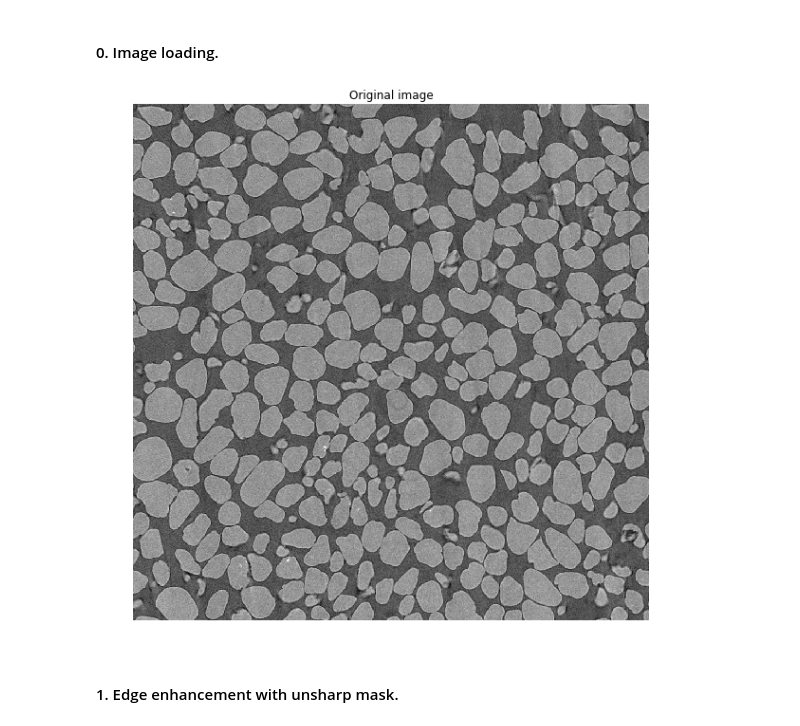
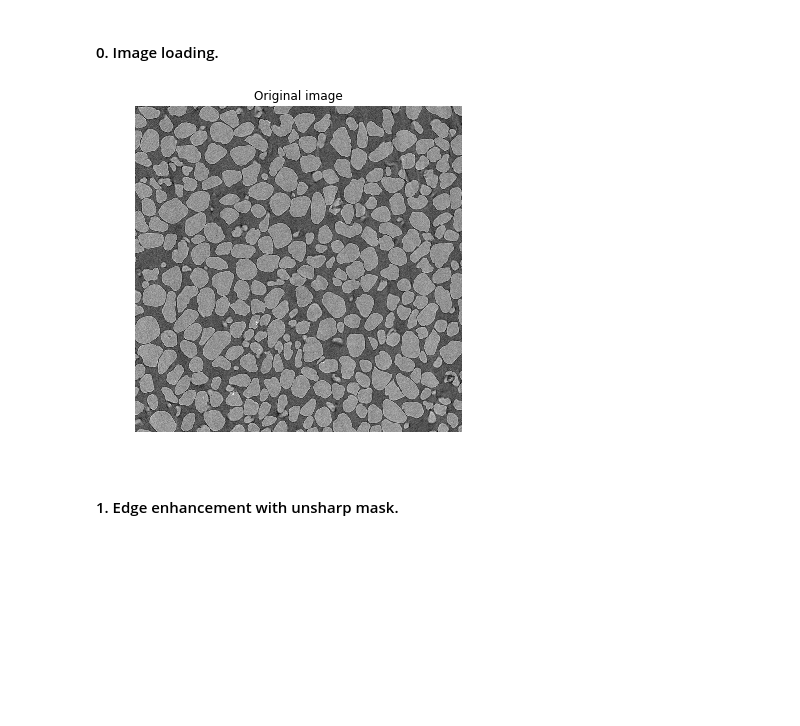
Before and after one commit to alelyya/slb, a Jupyter notebook: v1/v1.ipynb, the cells around one changed output. Cells and saved outputs as stored; diff of their text form; code cells hidden in the pictures; blank space fills up the shorter version.

```diff
--- a/v1/v1.ipynb
+++ b/v1/v1.ipynb
@@ -15,11 +15,11 @@ def show(image, title=None, figsize=(6,6), colormap='gray'):
 # %%
 imgpath = './0.png'
 img = cv.imread(imgpath)
 grayscale = cv.imread(imgpath, 0)
 
-show(img, 'Original image', (10,10))
+show(img, 'Original image')
 # %% [output]
-[figure, old version]
+[figure, new version]
 # %% [markdown]
 #### 1. Edge enhancement with unsharp mask.
 # %%
```
Also changed, not shown: parts of 1 cell of this notebook.
